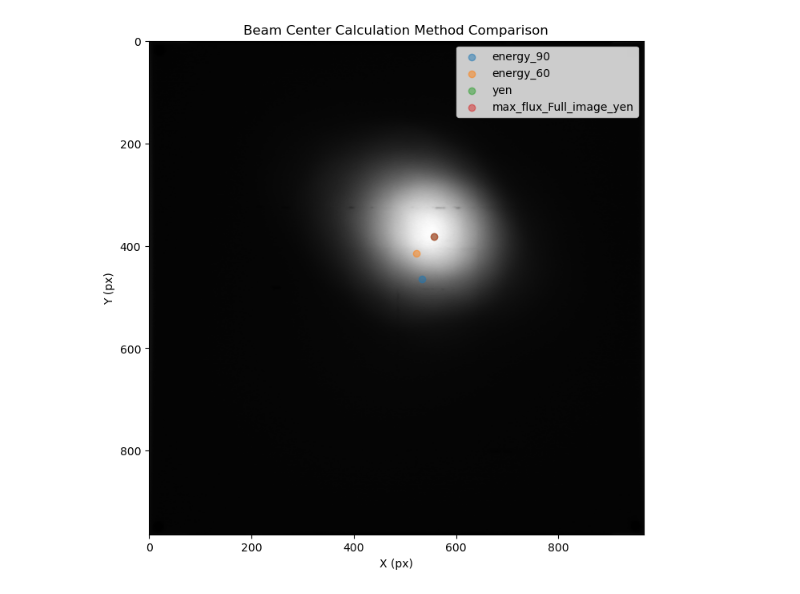
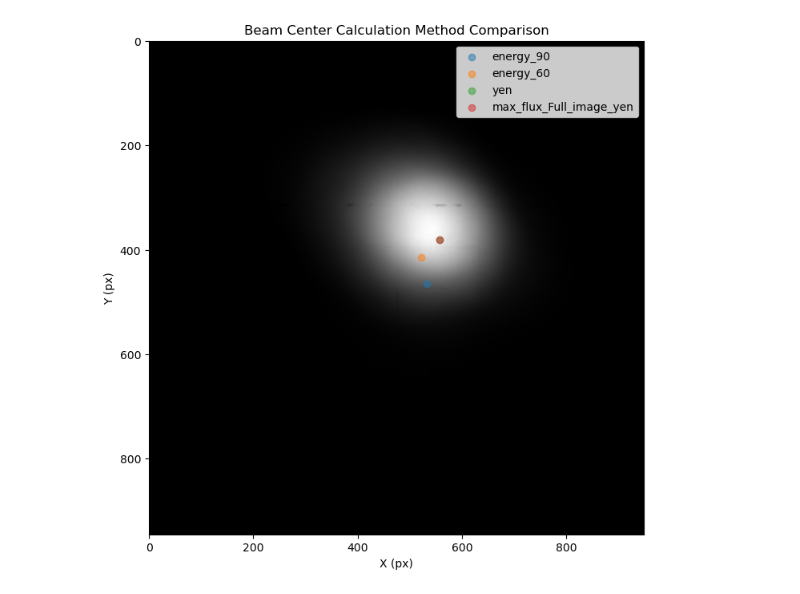
Before and after one commit to NREL/NREL-Beam-Characterization, a Jupyter notebook: visual_comparison_beam_center.ipynb, the cells around one changed output. Cells and saved outputs as stored; diff of their text form; code cells hidden in the pictures.

```diff
--- a/visual_comparison_beam_center.ipynb
+++ b/visual_comparison_beam_center.ipynb
@@ -5,49 +5,65 @@ import matplotlib.pyplot as plt
 from skimage.io import imread
 import pandas as pd
 from skimage.filters import threshold_yen
+from skimage.measure import label, regionprops
 
 
-image_folder = r"C:\Users\qzheng\OneDrive - NREL\BCS Comparison\PSA-CIEMAT\data\Test tracking H1605 to BCS people"
-image_file_name = "H1605 TRK 24-01-2025 Start_11.57.00 End_15.57.37 Frames-48 TFOV.tif"
+# image_folder = r"C:\Users\qzheng\OneDrive - NREL\BCS Comparison\PSA-CIEMAT\data\Test tracking H1605 to BCS people"
+# image_file_name = "H1605 TRK 24-01-2025 Start_11.57.00 End_15.57.37 Frames-48 TFOV.tif"
+image_folder = r"C:\Users\qzheng\Documents\Round Robin Test Images"
+image_file_name = "RR_main_1.tif"
 image_file_path = os.path.join(image_folder, image_file_name)
 images = imread(image_file_path)
 
-image_0 = images[0]
 
-target_x_low = 183
-target_x_high = 1150
-target_y_low = 27
-target_y_high = 991
 
-image_0 = image_0[target_y_low:target_y_high, target_x_low:target_x_high]
+# image_0 = images[0]
+image_0 = images
+img_offset = 300 # Adjust the image to remove background noise
+
+x_scale = 12 / image_0.shape[1]
+y_scale = 12 / image_0.shape[0]
+
+# target_x_low = 183
+# target_x_high = 1150
+# target_y_low = 27
+# target_y_high = 991
+
+image_0_uint = image_0.copy()
+image_0_int = image_0_uint.copy().astype(np.int32)
+image_0_int_offset = image_0_int - img_offset
+image_0_int_offset[image_0_int_offset < 0] = 0
+image_0_int_offset = image_0_int_offset.astype(np.uint16)
+image_0 = image_0_int_offset.copy()
+
 
 
 centroid_file = os.path.join(os.getcwd(), "results", "BCS_RR_on_timestamp_1.csv")
 centroid_df = pd.read_csv(centroid_file, index_col=0)
 
 beam_center_calculation_method = ["energy_90", "energy_60", "yen", "max_flux_Full_image_yen"]
 x_column_name = "Beam Center X (px)"
 y_column_name = "Beam Center Y (px)"
 
 plt.figure(figsize=(8, 8))
 plt.imshow(image_0, cmap="gray")
 x_center_buffer = []
 y_center_buffer = []
 for method in beam_center_calculation_method:
     full_method_name = f"centroid_Full_image_{method}" if method != "max_flux_Full_image_yen" else "centroid_Full_image_yen"
     x_val = centroid_df.loc[full_method_name, x_column_name]
     y_val = centroid_df.loc[full_method_name, y_column_name]
     plt.scatter(x_val, y_val, label=method, alpha=0.5)
     x_center_buffer.append(x_val)
     y_center_buffer.append(y_val)
 
 plt.title("Beam Center Calculation Method Comparison")
 plt.xlabel("X (px)")
 plt.ylabel("Y (px)")
 plt.legend()
 plt.show()
 # %% [output]
-[figure, old version]
+[figure, new version]
 # %%
 def find_theshold_with_energy(img_input, energy_level):
     sorted_data = np.sort(img_input.flatten())[::-1]
```
Also changed, not shown: parts of 2 cells of this notebook, 1 other file.
